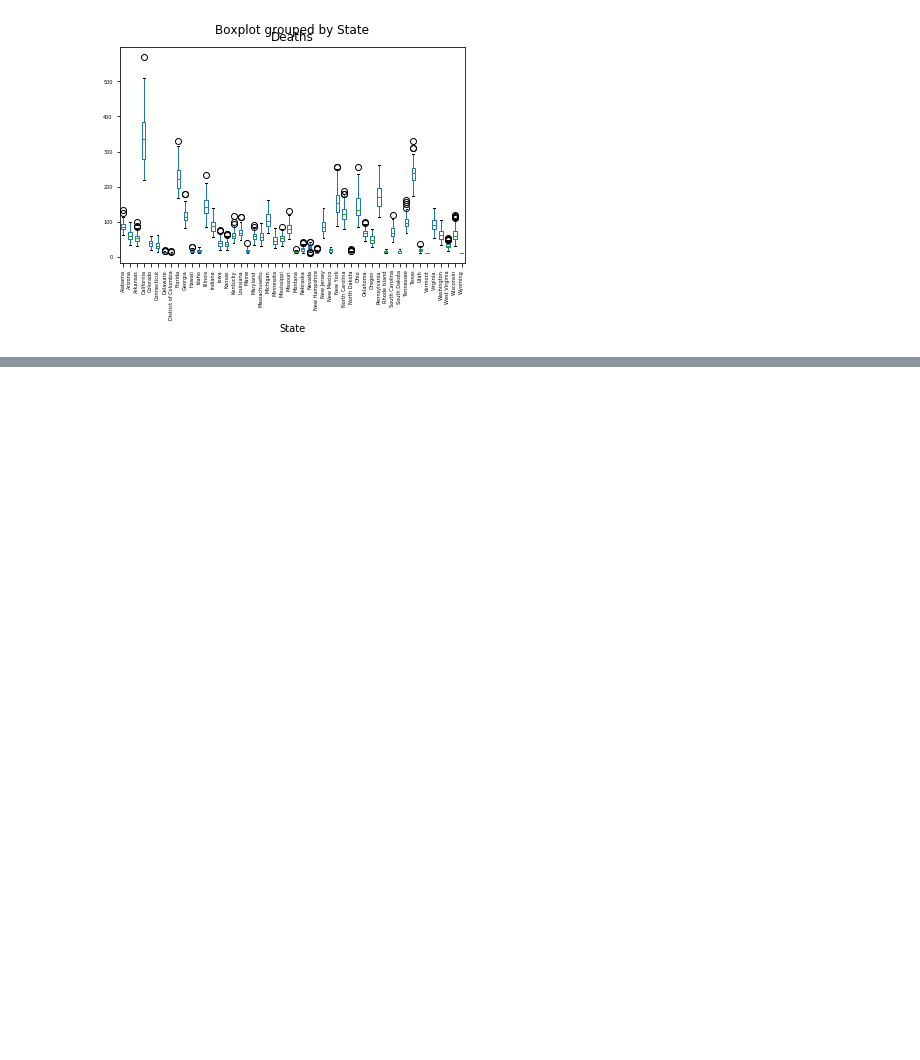
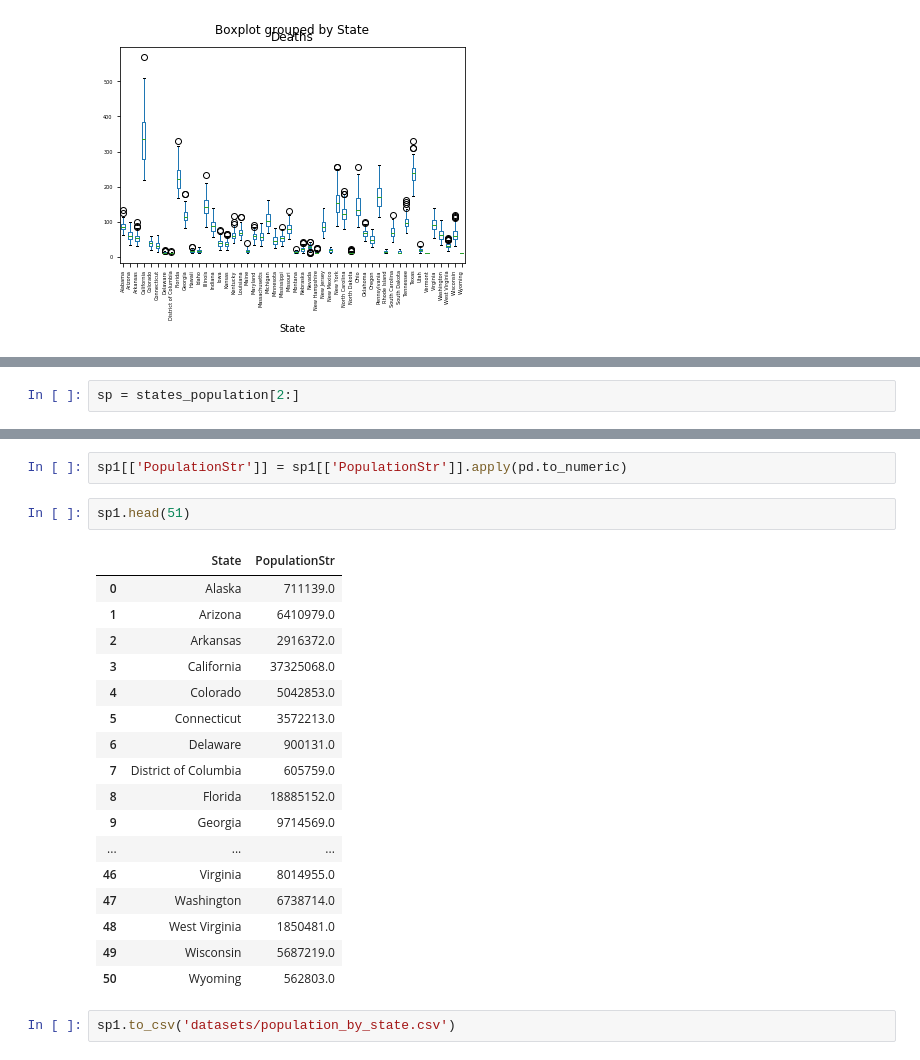
Before and after one commit to vlnik-belyaev/CDC_stat, a Jupyter notebook: CDC_heat_influence/Draft version.ipynb, the cells around one changed output, grey strips where cells are left out. Drawn from its saved outputs; the diff is of its cells as text; blank space fills up the shorter version.

```diff
--- a/CDC_heat_influence/Draft version.ipynb
+++ b/CDC_heat_influence/Draft version.ipynb
@@ -204,0 +250,2 @@ stroke_death_data.boxplot(by='State',
+# %%
+sp = states_population[2:]
@@ -204,0 +294,24 @@ stroke_death_data.boxplot(by='State',
+# %%
+sp1[['PopulationStr']] = sp1[['PopulationStr']].apply(pd.to_numeric)
+# %%
+sp1.head(51)
+# %% [output]
+|  | State | PopulationStr |
+| 0 | Alaska | 711139.0 |
+| 1 | Arizona | 6410979.0 |
+| 2 | Arkansas | 2916372.0 |
+| 3 | California | 37325068.0 |
+| 4 | Colorado | 5042853.0 |
+| 5 | Connecticut | 3572213.0 |
+| 6 | Delaware | 900131.0 |
+| 7 | District of Columbia | 605759.0 |
+| 8 | Florida | 18885152.0 |
+| 9 | Georgia | 9714569.0 |
+| ... | ... | ... |
+| 46 | Virginia | 8014955.0 |
+| 47 | Washington | 6738714.0 |
+| 48 | West Virginia | 1850481.0 |
+| 49 | Wisconsin | 5687219.0 |
+| 50 | Wyoming | 562803.0 |
+# %%
+sp1.to_csv('datasets/population_by_state.csv')
```
Also changed, not shown: parts of 17 cells of this notebook, 2 other files.
